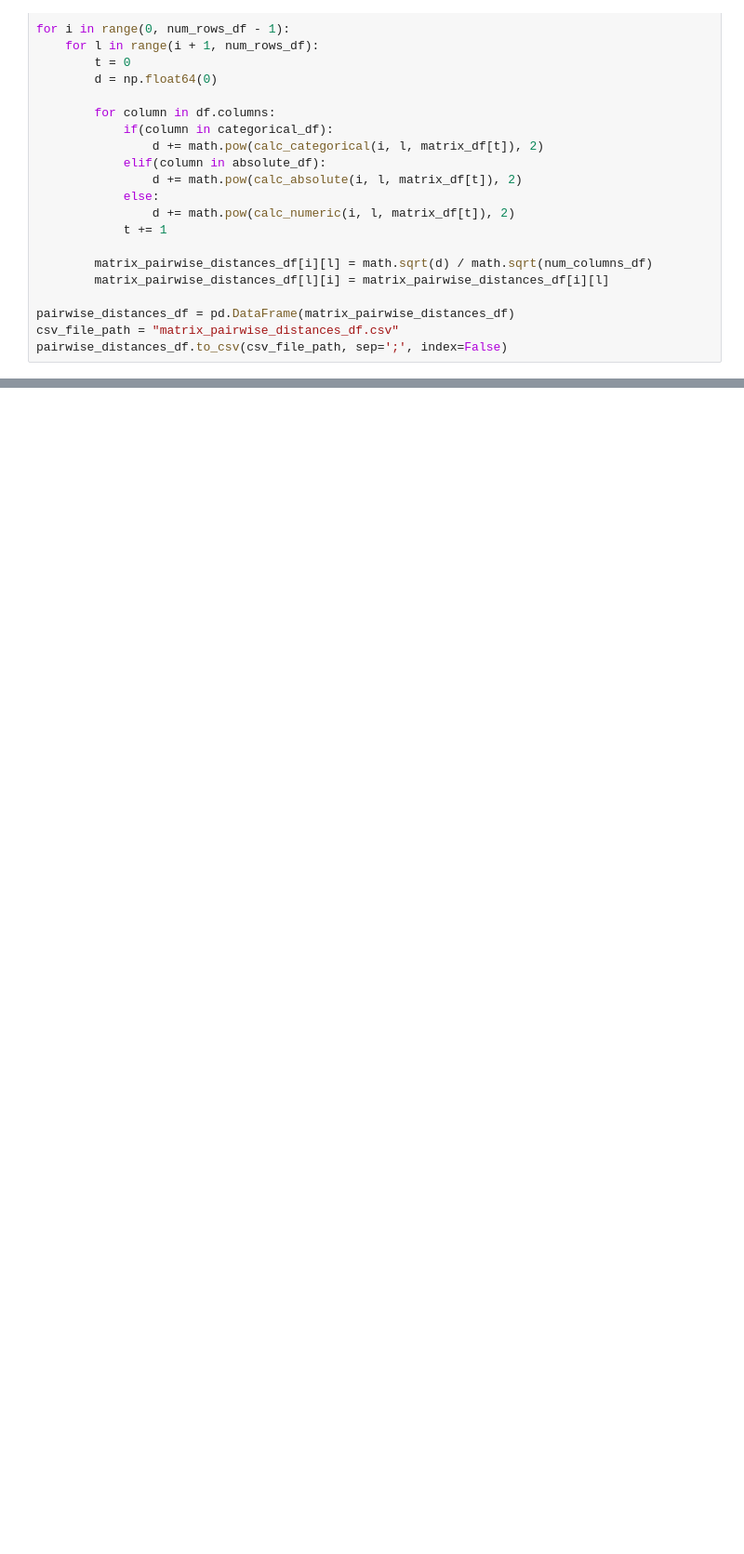
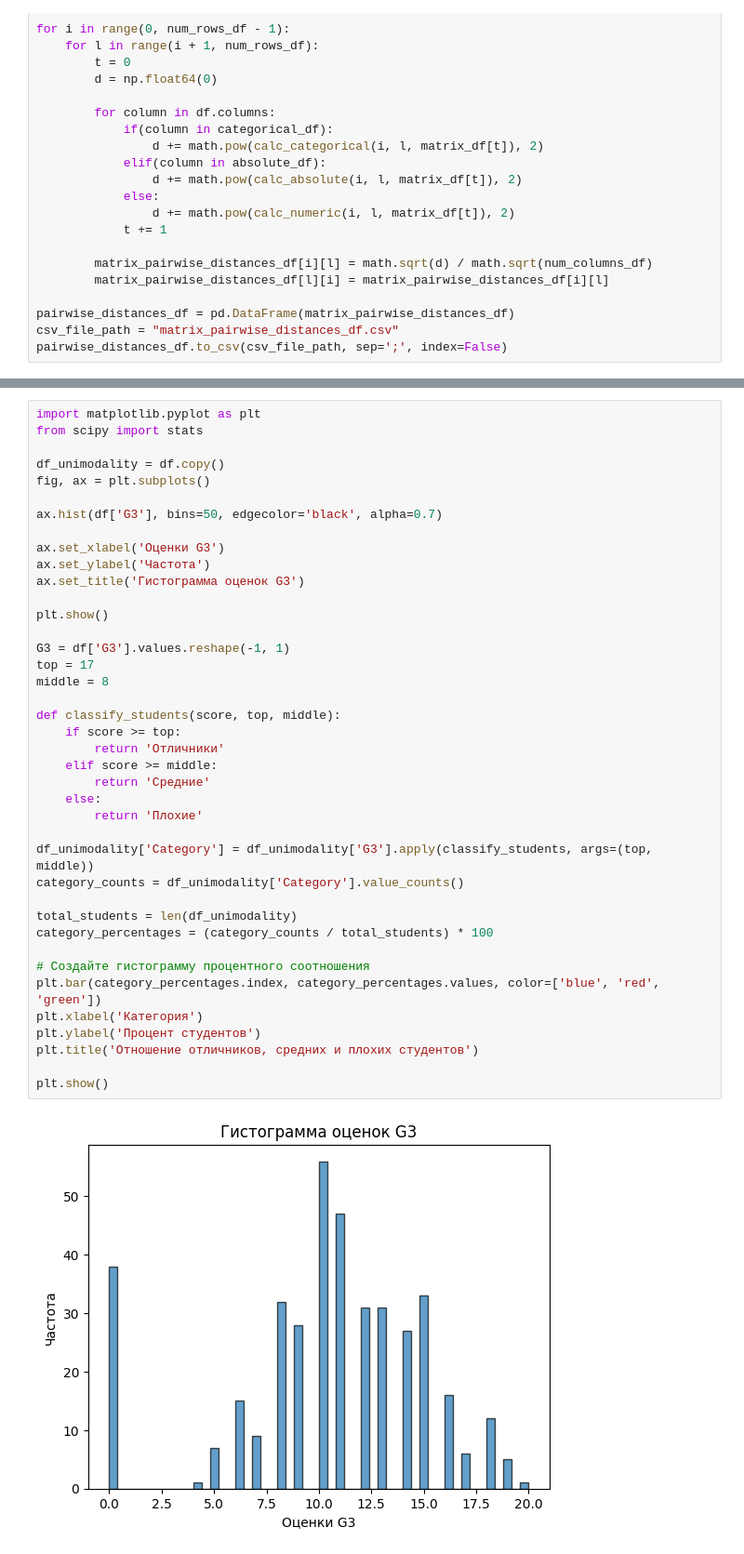
Before and after one commit to Knyazhev-Misha/IAD-NSU, a Jupyter notebook: task1.ipynb, the cells around one changed output, grey strips where cells are left out. Shown: that part at 93% size. Saved outputs shown, nothing was run; the diff lists cells and outputs as text; blank space fills up the shorter version.

```diff
--- a/task1.ipynb
+++ b/task1.ipynb
@@ -154,0 +162,42 @@ pairwise_distances_df.to_csv(csv_file_path, sep=';', index=False)
+# %%
+import matplotlib.pyplot as plt
+from scipy import stats
+
+df_unimodality = df.copy()
+fig, ax = plt.subplots()
+
+ax.hist(df['G3'], bins=50, edgecolor='black', alpha=0.7)
+
+ax.set_xlabel('Оценки G3')
+ax.set_ylabel('Частота')
+ax.set_title('Гистограмма оценок G3')
+
+plt.show()
+
+G3 = df['G3'].values.reshape(-1, 1)
+top = 17
+middle = 8
+
+def classify_students(score, top, middle):
+    if score >= top:
+        return 'Отличники'
+    elif score >= middle:
+        return 'Средние'
+    else:
+        return 'Плохие'
+
+df_unimodality['Category'] = df_unimodality['G3'].apply(classify_students, args=(top, middle))
+category_counts = df_unimodality['Category'].value_counts()
+
+total_students = len(df_unimodality)
+category_percentages = (category_counts / total_students) * 100
+
+# Создайте гистограмму процентного соотношения
+plt.bar(category_percentages.index, category_percentages.values, color=['blue', 'red', 'green'])
+plt.xlabel('Категория')
+plt.ylabel('Процент студентов')
+plt.title('Отношение отличников, средних и плохих студентов')
+
+plt.show()
+# %% [output]
+[figure, added]
```
Also changed, not shown: parts of 16 cells of this notebook, 10 other files.
